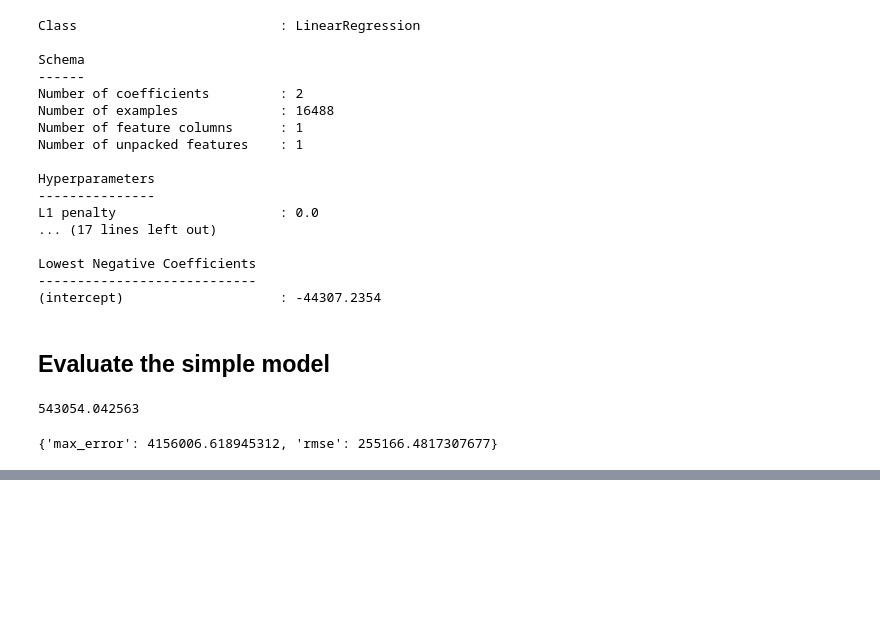
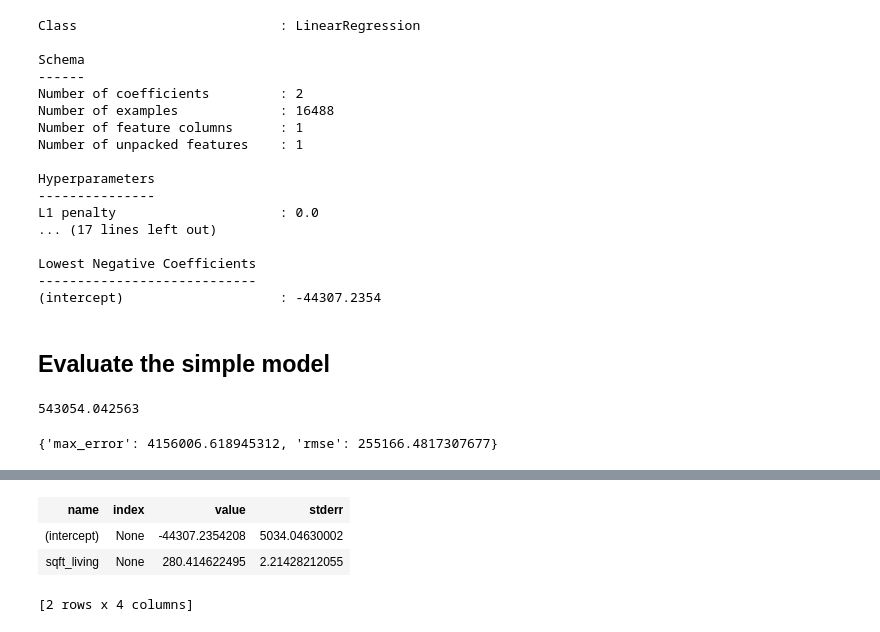
Before and after one commit to PiBingbin/Aggregatus, a Jupyter notebook: ML/Coursera-ML-Foundations/Case Study Approach/Predicting house prices.ipynb, the cells around one changed output, grey strips where cells are left out. Saved outputs shown, nothing was run; the diff lists cells and outputs as text; code cells hidden in the pictures; blank space fills up the shorter version.

```diff
--- a/ML/Coursera-ML-Foundations/Case Study Approach/Predicting house prices.ipynb
+++ b/ML/Coursera-ML-Foundations/Case Study Approach/Predicting house prices.ipynb
@@ -112,0 +124,7 @@ print sqft_model.evaluate(test_data)
+# %%
+sqft_model.get('coefficients')
+# %% [output]
+| name | index | value | stderr |
+| (intercept) | None | -44307.2354208 | 5034.04630002 |
+| sqft_living | None | 280.414622495 | 2.21428212055 |
+[2 rows x 4 columns]
```
Also changed, not shown: parts of 3 cells of this notebook.
